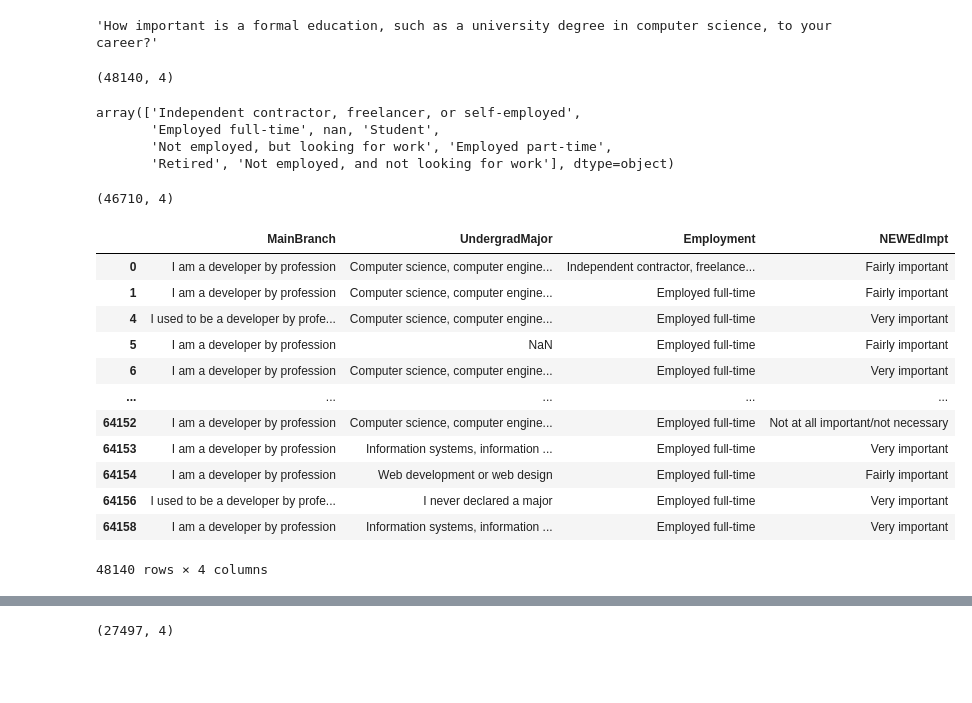
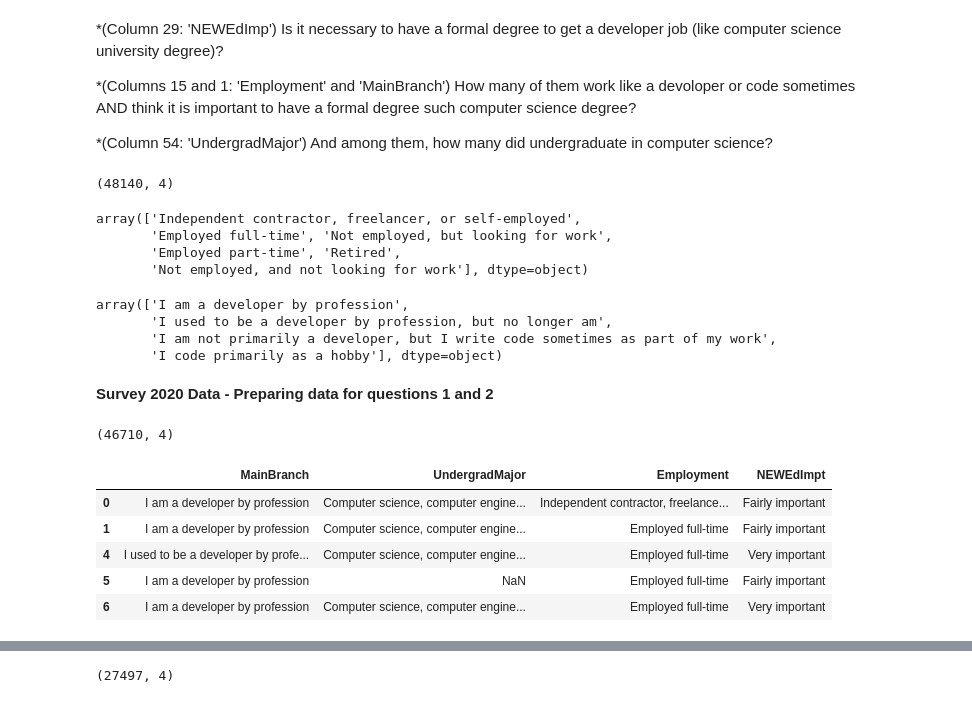
Before and after one commit to NataliaKitaoka/coder-evolution, a Jupyter notebook: coder-evolution.ipynb, the cells around one changed output, grey strips where cells are left out. Cells and saved outputs as stored; diff of their text form; code cells hidden in the pictures; blank space fills up the shorter version.

```diff
--- a/coder-evolution.ipynb
+++ b/coder-evolution.ipynb
@@ -34,25 +62,29 @@ pd.options.display.max_colwidth = 500 #increasing the number of characters to be
-# %%
-# Is it necessary to have a formal degree to get a developer job (like computer science university degree)
-schema20.iloc[29,1]
-# %% [output]
-'How important is a formal education, such as a university degree in computer science, to your career?'
-# %%
-# Is it necessary to have a formal degree to get a developer job (like computer science university degree)
-#How many of them work like a devoloper or code sometimes AND think it is important to have a formal degree such computer science degree?
-#And among them, how many did undergraduate in computer science?
-
-formal_degree = data20[['MainBranch','UndergradMajor','Employment','NEWEdImpt']].dropna(subset=['MainBranch','Employment','NEWEdImpt'])
-#'I am a developer by profession'
-#'I used to be a developer by profession, but no longer am'
-#'I am not primarily a developer, but I write code sometimes as part of my work'
-formal_degree.shape
-# %% [output]
-(48140, 4)
+# %% [markdown]
+*(Column 29: 'NEWEdImp') Is it necessary to have a formal degree to get a developer job (like computer science university degree)?
+
+*(Columns 15 and 1: 'Employment' and 'MainBranch') How many of them work like a devoloper or code sometimes AND think it is important to have a formal degree such computer science degree?
+
+*(Column 54: 'UndergradMajor') And among them, how many did undergraduate in computer science?
+# %%
+#Reducing the data20 to answer questions 1 and 2 about business understanding
+formal_degree = data20[['MainBranch','UndergradMajor','Employment','NEWEdImpt']].dropna(subset=['MainBranch','Employment','NEWEdImpt'])
+formal_degree.shape
+# %% [output]
+(48140, 4)
 # %%
-data20['Employment'].unique()
+formal_degree['Employment'].unique()
 # %% [output]
 array(['Independent contractor, freelancer, or self-employed',
-       'Employed full-time', nan, 'Student',
-       'Not employed, but looking for work', 'Employed part-time',
-       'Retired', 'Not employed, and not looking for work'], dtype=object)
+       'Employed full-time', 'Not employed, but looking for work',
+       'Employed part-time', 'Retired',
+       'Not employed, and not looking for work'], dtype=object)
+# %%
+formal_degree['MainBranch'].unique()
+# %% [output]
+array(['I am a developer by profession',
+       'I used to be a developer by profession, but no longer am',
+       'I am not primarily a developer, but I write code sometimes as part of my work',
+       'I code primarily as a hobby'], dtype=object)
+# %% [markdown]
+**Survey 2020 Data - Preparing data for questions 1 and 2**
 # %%
@@ -71,16 +103,9 @@ y = formal_degree_and_professional['NEWEdImpt'].value_counts()/formal_degree.sha
 # %%
-formal_degree
+formal_degree.head()
 # %% [output]
 |  | MainBranch | UndergradMajor | Employment | NEWEdImpt |
 | 0 | I am a developer by profession | Computer science, computer engine... | Independent contractor, freelance... | Fairly important |
 | 1 | I am a developer by profession | Computer science, computer engine... | Employed full-time | Fairly important |
 | 4 | I used to be a developer by profe... | Computer science, computer engine... | Employed full-time | Very important |
 | 5 | I am a developer by profession | NaN | Employed full-time | Fairly important |
 | 6 | I am a developer by profession | Computer science, computer engine... | Employed full-time | Very important |
-| ... | ... | ... | ... | ... |
-| 64152 | I am a developer by profession | Computer science, computer engine... | Employed full-time | Not at all important/not necessary |
-| 64153 | I am a developer by profession | Information systems, information ... | Employed full-time | Very important |
-| 64154 | I am a developer by profession | Web development or web design | Employed full-time | Fairly important |
-| 64156 | I used to be a developer by profe... | I never declared a major | Employed full-time | Very important |
-| 64158 | I am a developer by profession | Information systems, information ... | Employed full-time | Very important |
-48140 rows × 4 columns
```
Also changed, not shown: parts of 23 cells of this notebook.
